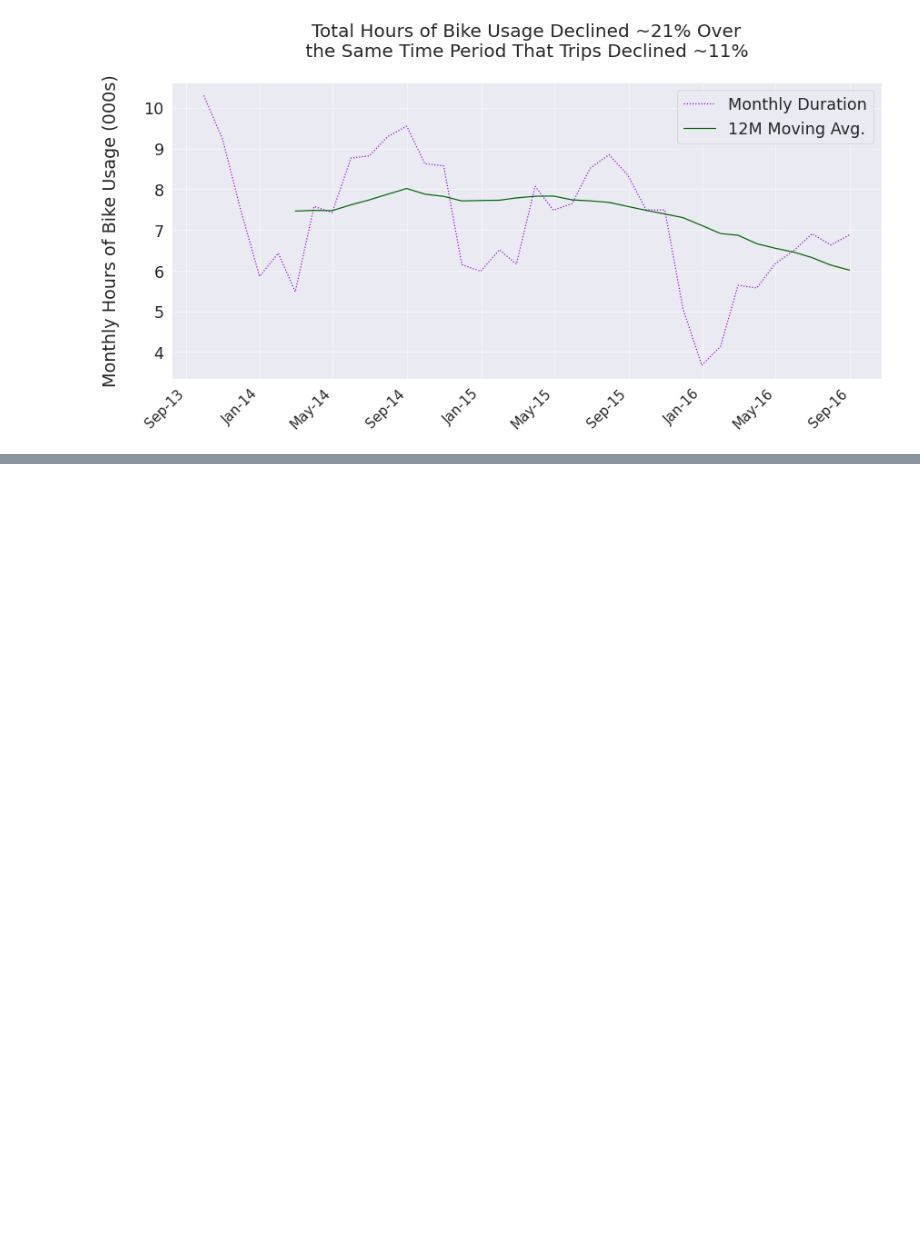
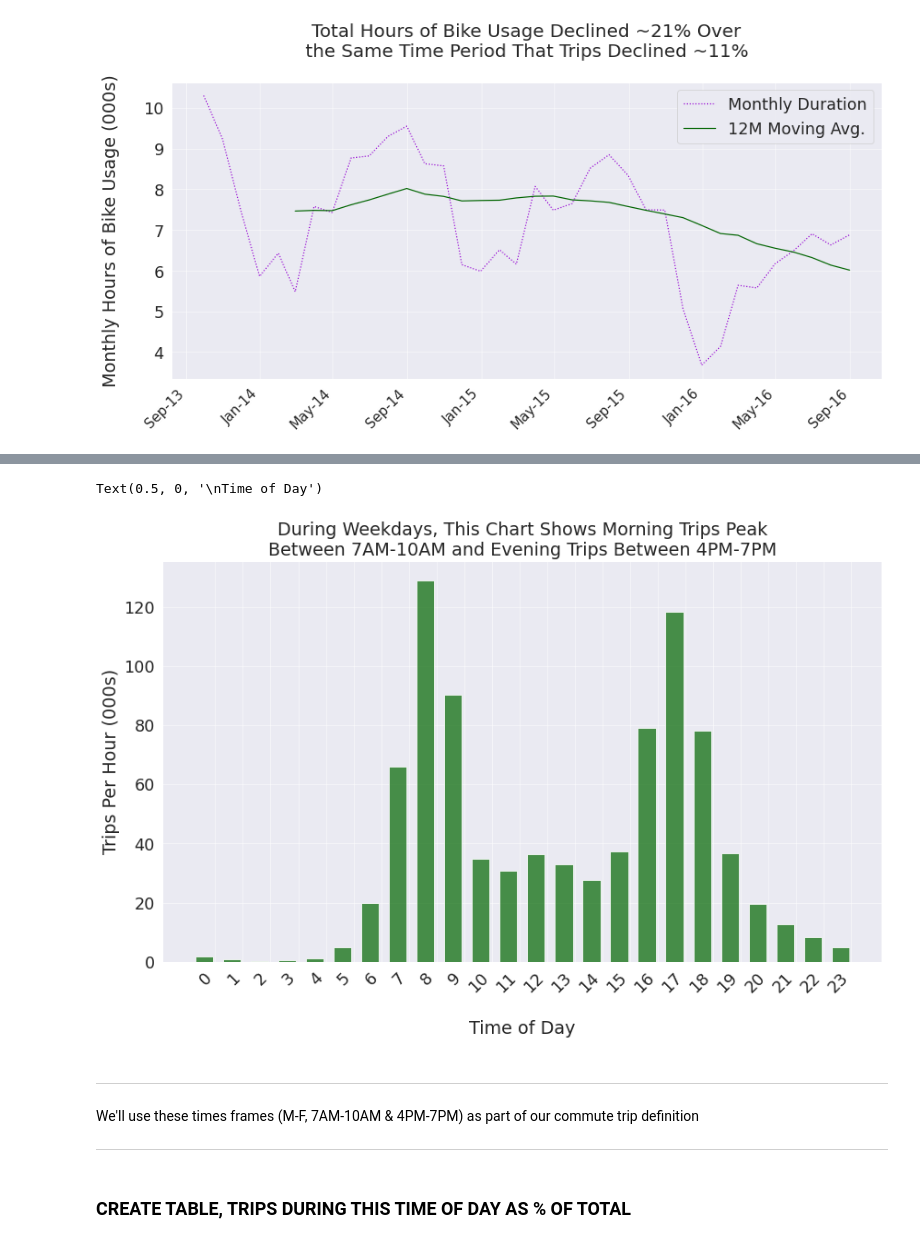
Before and after one commit to FuriousGeorge19/W205-project-1, a Jupyter notebook: Project_1.ipynb, the cells around one changed output, grey strips where cells are left out. Cells and saved outputs as stored; diff of their text form; code cells hidden in the pictures; blank space fills up the shorter version.

```diff
--- a/Project_1.ipynb
+++ b/Project_1.ipynb
@@ -196 +223,3 @@ monthly_duration['rolling_12'] = monthly_duration.duration_minutes.rolling(12, m
+# %%
+trips_per_hour.set_index('Hour', inplace = True)
 # %% [markdown]
@@ -249,0 +294,41 @@ leg = ax1.legend()
+# %%
+
+fig, ax = plt.subplots(figsize = (14,8))
+
+# https://www.geeksforgeeks.org/bar-plot-in-matplotlib/
+
+width = 0.8  # the width of the bars
+
+# height of bars
+trips = trips_per_hour.trips
+
+# position of bars
+br1 = np.arange(len(trips_per_hour.index))
+
+# colors: https://www.colorhexa.com/002fa7
+# plot '#1e5dff'
+
+
+ax.bar(br1, trips/1000, color = [0,.4,0,.7], width = 0.8*width, label="" )
+
+
+ax.set_xticks([r + width/2 for r in range(len(trips_per_hour))])
+ax.set_xticklabels(trips_per_hour.index)
+ax.set_xticklabels(ax.get_xticklabels(), rotation=45, ha='right')
+
+
+ax.set_title("Trips Each Hour During Weekdays")
+
+ax.set_title("During Weekdays, This Chart Shows Morning Trips Peak\nBetween 7AM-10AM and Evening Trips Between 4PM-7PM")
+
+ax.set_ylabel("Trips Per Hour (000s)")
+ax.set_xlabel("\nTime of Day")
+# %% [output]
+Text(0.5, 0, '\nTime of Day')
+[figure, added]
+# %% [markdown]
+***
+We'll use these times frames (M-F, 7AM-10AM & 4PM-7PM) as part of our commute trip definition
+***
+# %% [markdown]
+### CREATE TABLE, TRIPS DURING THIS TIME OF DAY AS % OF TOTAL
```
Also changed, not shown: parts of 11 cells of this notebook.
